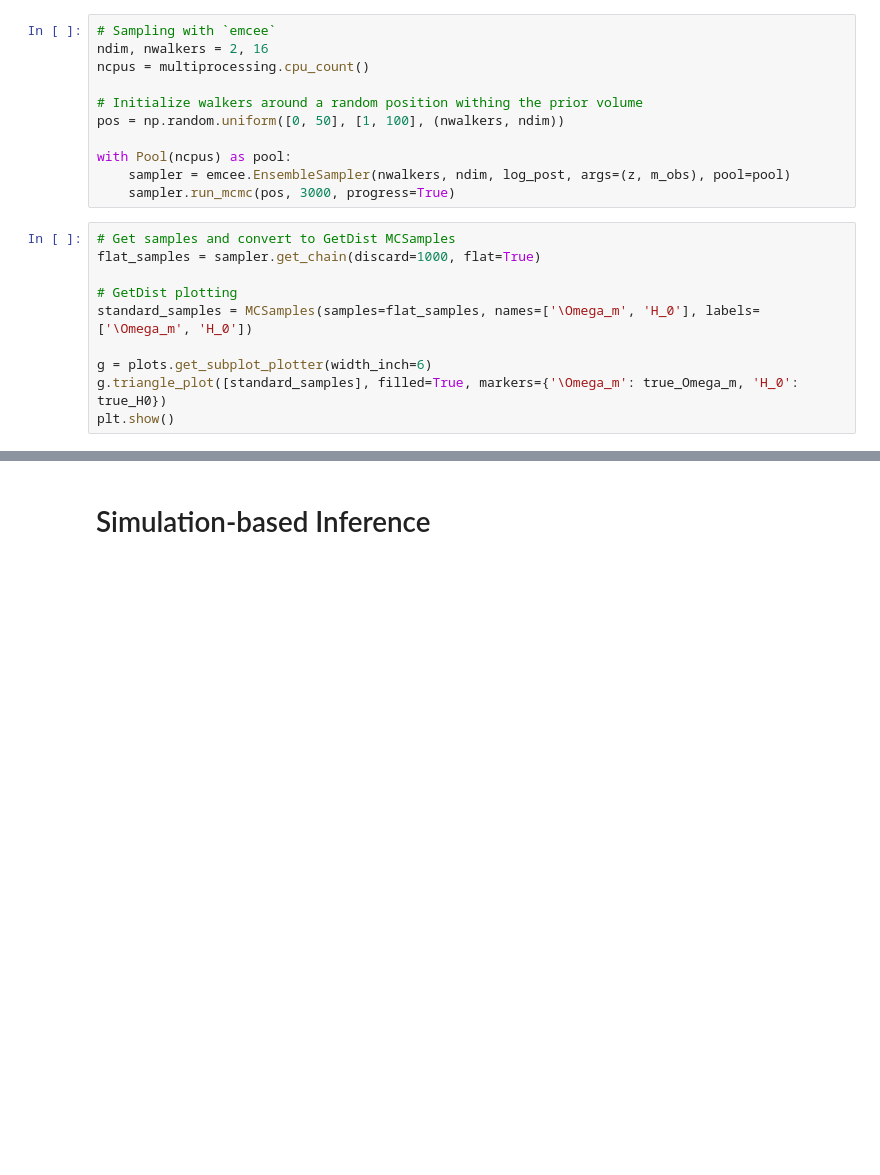
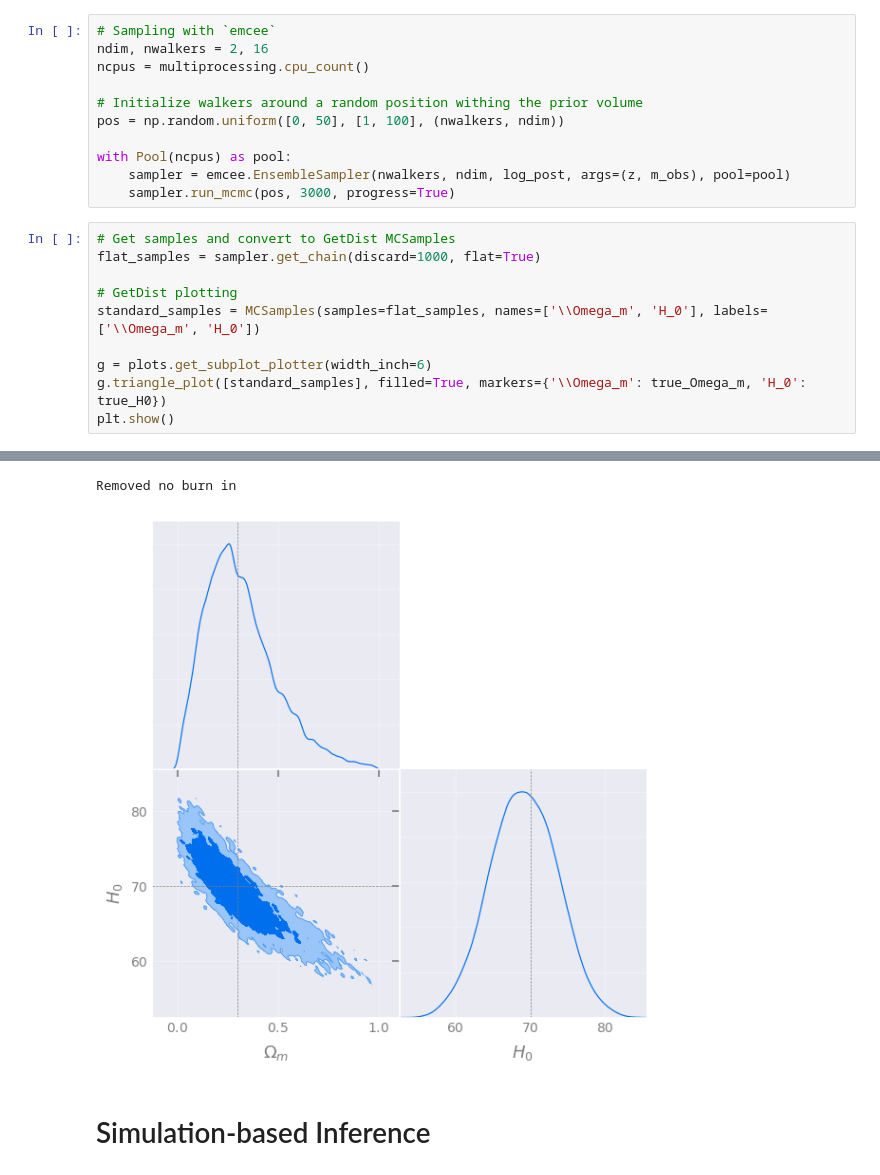
Before and after one commit to sghwang-cosmos/Astrostat-School-2026, a Jupyter notebook: SBI/SBI_short.ipynb, the cells around one changed output, grey strips where cells are left out. Saved outputs shown, nothing was run; the diff lists cells and outputs as text; blank space fills up the shorter version.

```diff
--- a/SBI/SBI_short.ipynb
+++ b/SBI/SBI_short.ipynb
@@ -365,8 +367,9 @@ with Pool(ncpus) as pool:
 flat_samples = sampler.get_chain(discard=1000, flat=True)
 
 # GetDist plotting
-standard_samples = MCSamples(samples=flat_samples, names=['\Omega_m', 'H_0'], labels=['\Omega_m', 'H_0'])
+standard_samples = MCSamples(samples=flat_samples, names=['\\Omega_m', 'H_0'], labels=['\\Omega_m', 'H_0'])
 
 g = plots.get_subplot_plotter(width_inch=6)
-g.triangle_plot([standard_samples], filled=True, markers={'\Omega_m': true_Omega_m, 'H_0': true_H0})
+g.triangle_plot([standard_samples], filled=True, markers={'\\Omega_m': true_Omega_m, 'H_0': true_H0})
 plt.show()
+# %% [output]
@@ -373,3 +377,5 @@ plt.show()
+Removed no burn in
+[figure, added]
 # %% [markdown]
 # Simulation-based Inference
 # %% [markdown]
```
Also changed, not shown: parts of 2 cells of this notebook.
